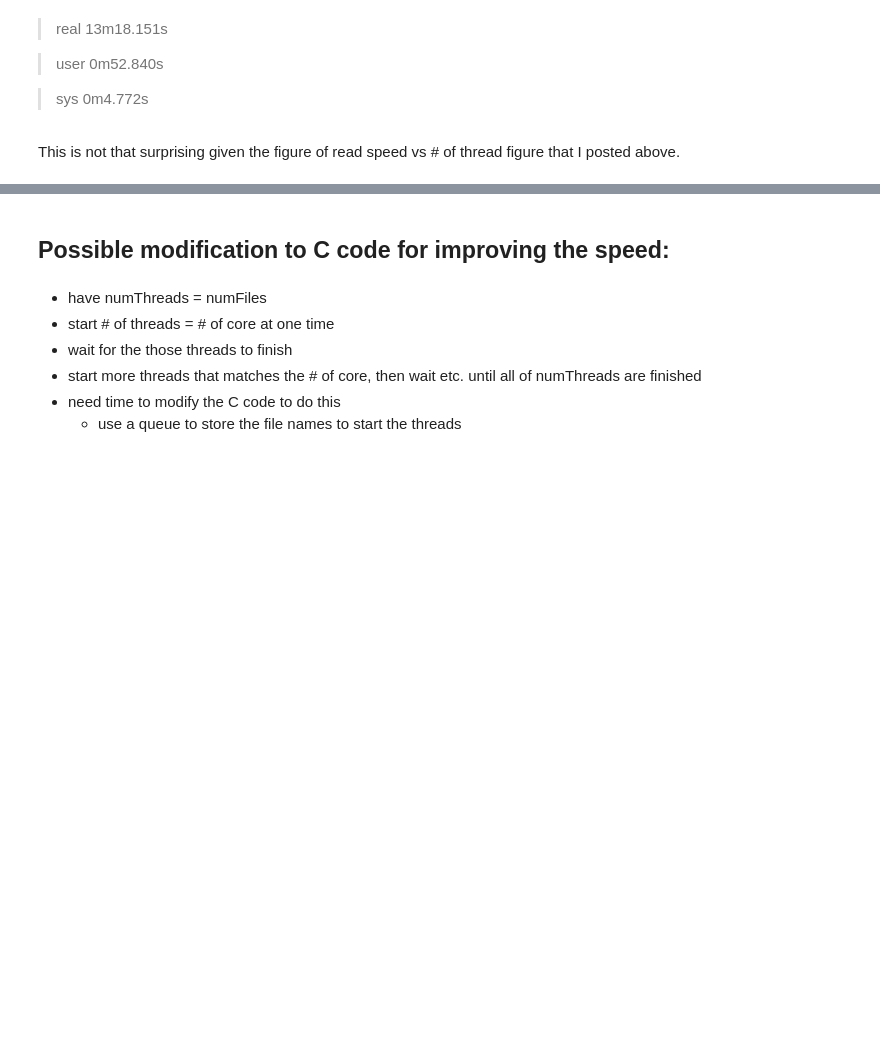
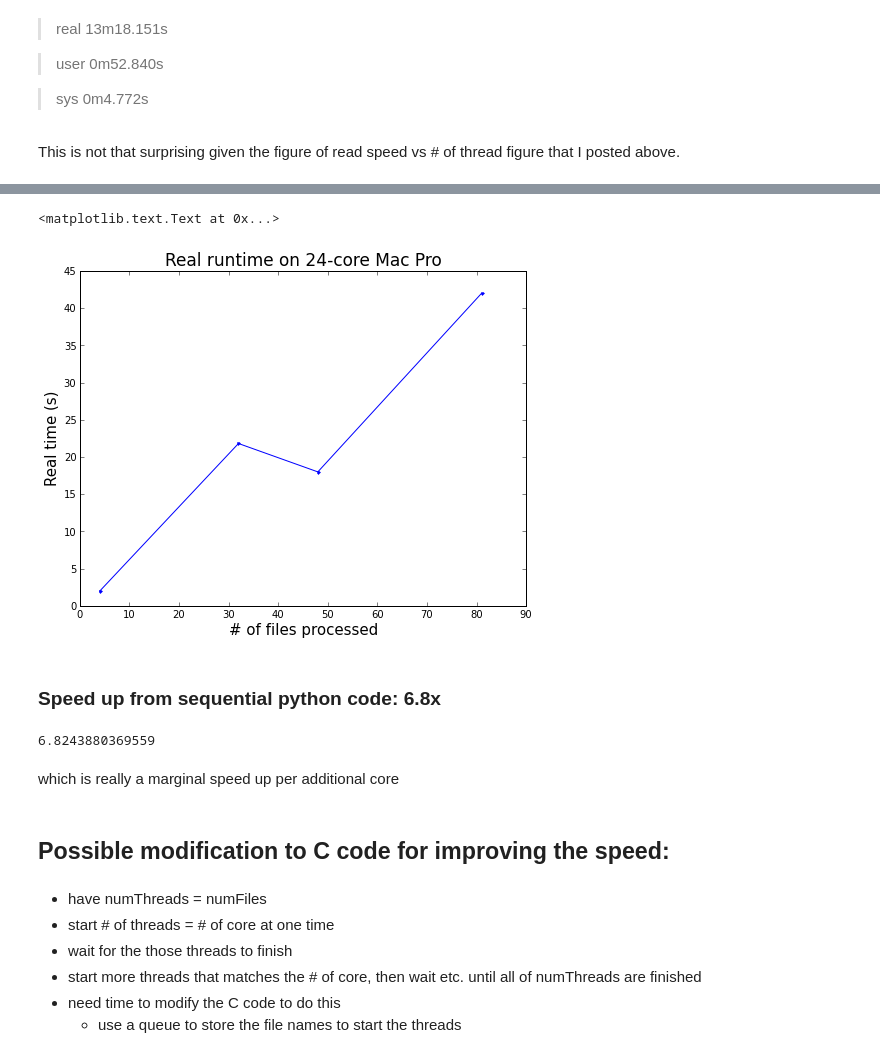
Before and after one commit to karenyng/HW2_Stat250_W14, a Jupyter notebook: writeup/Stat250 W14 HW2.ipynb, the cells around one changed output, grey strips where cells are left out. Drawn from its saved outputs; the diff is of its cells as text; code cells hidden in the pictures; blank space fills up the shorter version.

```diff
--- a/writeup/Stat250 W14 HW2.ipynb
+++ b/writeup/Stat250 W14 HW2.ipynb
@@ -397,3 +409,24 @@ This is not that surprising given the figure of read speed vs # of thread figure
+# %%
+files = [4, 32, 48, 81]
+real = [1.961, 21.815, 18, 41.996]
+
+fig = plt.figure(figsize = (8,6))
+ax = fig.add_subplot(111)
+ax.plot(files, real, '.-')
+ax.set_xlabel("# of files processed", size = 15)
+ax.set_ylabel("Real time (s)", size = 15)
+ax.set_title("Real runtime on 24-core Mac Pro", size = 17)
+# %% [output]
+<matplotlib.text.Text at 0x...>
+[figure, added]
+# %% [markdown]
+### Speed up from sequential python code: 6.8x
+# %%
+(4. * 60. + 46.597 )/  41.996
+# %% [output]
+6.8243880369559
+# %% [markdown]
+which is really a marginal speed up per additional core
 # %% [markdown]
 ## Possible modification to C code for improving the speed:
 # %% [markdown]
```
Also changed, not shown: parts of 3 cells of this notebook.
